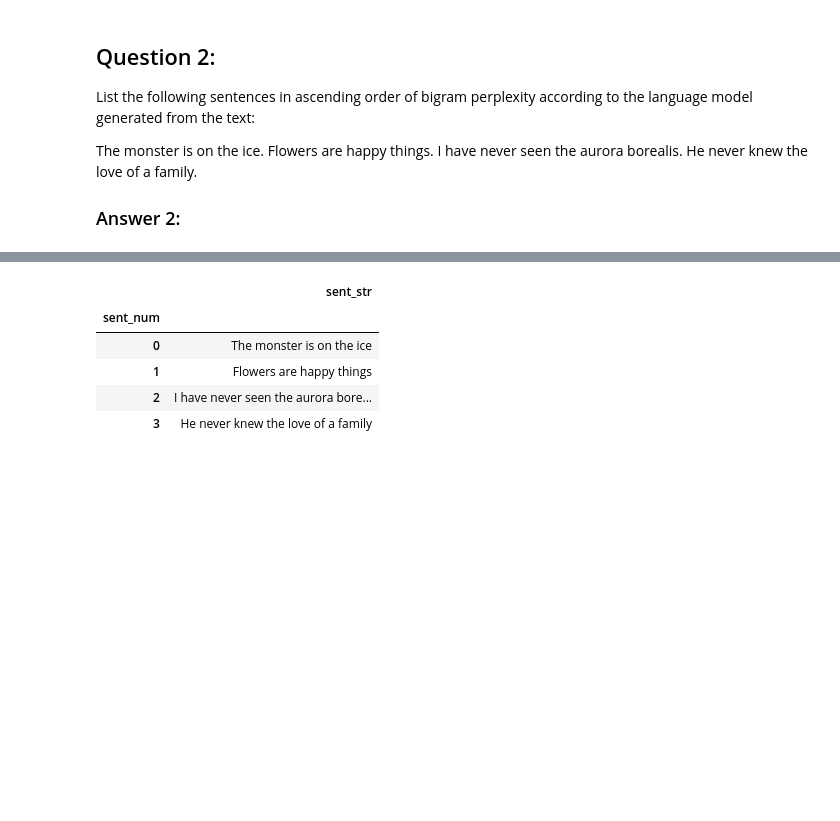
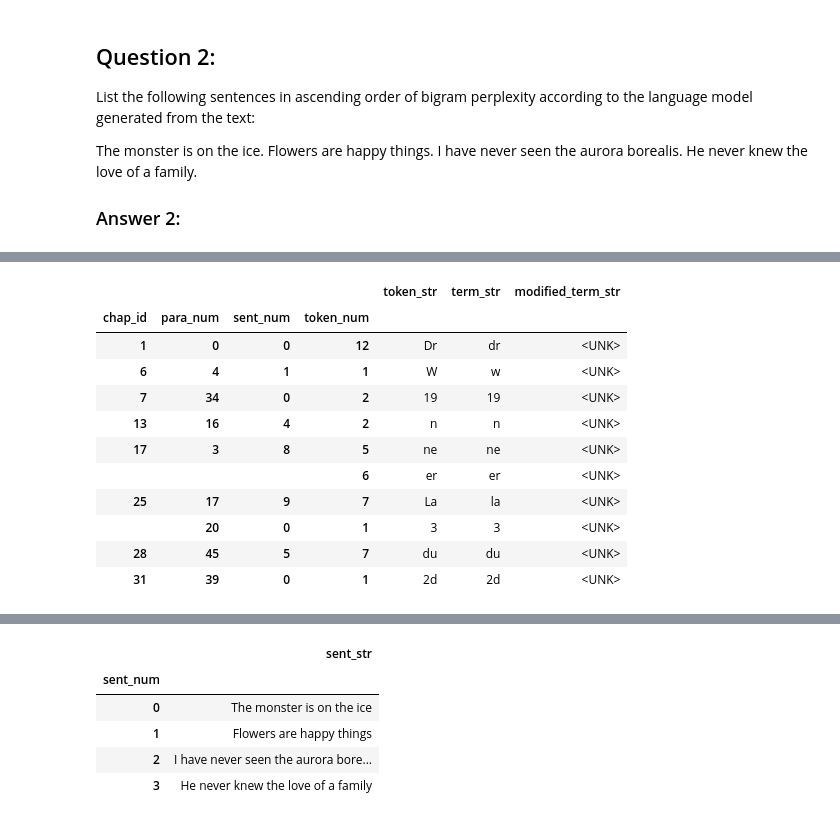
Before and after one commit to rlipps/DS5001-2024-01-R, a Jupyter notebook: lessons/M03_LanguageModels/M03_HW03.ipynb, the cells around one changed output, grey strips where cells are left out. Saved outputs shown, nothing was run; the diff lists cells and outputs as text; code cells hidden in the pictures; blank space fills up the shorter version.

```diff
--- a/lessons/M03_LanguageModels/M03_HW03.ipynb
+++ b/lessons/M03_LanguageModels/M03_HW03.ipynb
@@ -231,0 +276,16 @@ He never knew the love of a family.
+# %%
+TOKENS['modified_term_str'] = TOKENS.term_str.map(VOCAB.modified_term_str)
+TOKENS.loc[TOKENS['modified_term_str'] == '<UNK>']
+# %% [output]
+|  |  |  |  | token_str | term_str | modified_term_str |
+| chap_id | para_num | sent_num | token_num |  |  |  |
+| 1 | 0 | 0 | 12 | Dr | dr | <UNK> |
+| 6 | 4 | 1 | 1 | W | w | <UNK> |
+| 7 | 34 | 0 | 2 | 19 | 19 | <UNK> |
+| 13 | 16 | 4 | 2 | n | n | <UNK> |
+| 17 | 3 | 8 | 5 | ne | ne | <UNK> |
+|  |  |  | 6 | er | er | <UNK> |
+| 25 | 17 | 9 | 7 | La | la | <UNK> |
+|  | 20 | 0 | 1 | 3 | 3 | <UNK> |
+| 28 | 45 | 5 | 7 | du | du | <UNK> |
+| 31 | 39 | 0 | 1 | 2d | 2d | <UNK> |
```
Also changed, not shown: parts of 42 cells of this notebook.
